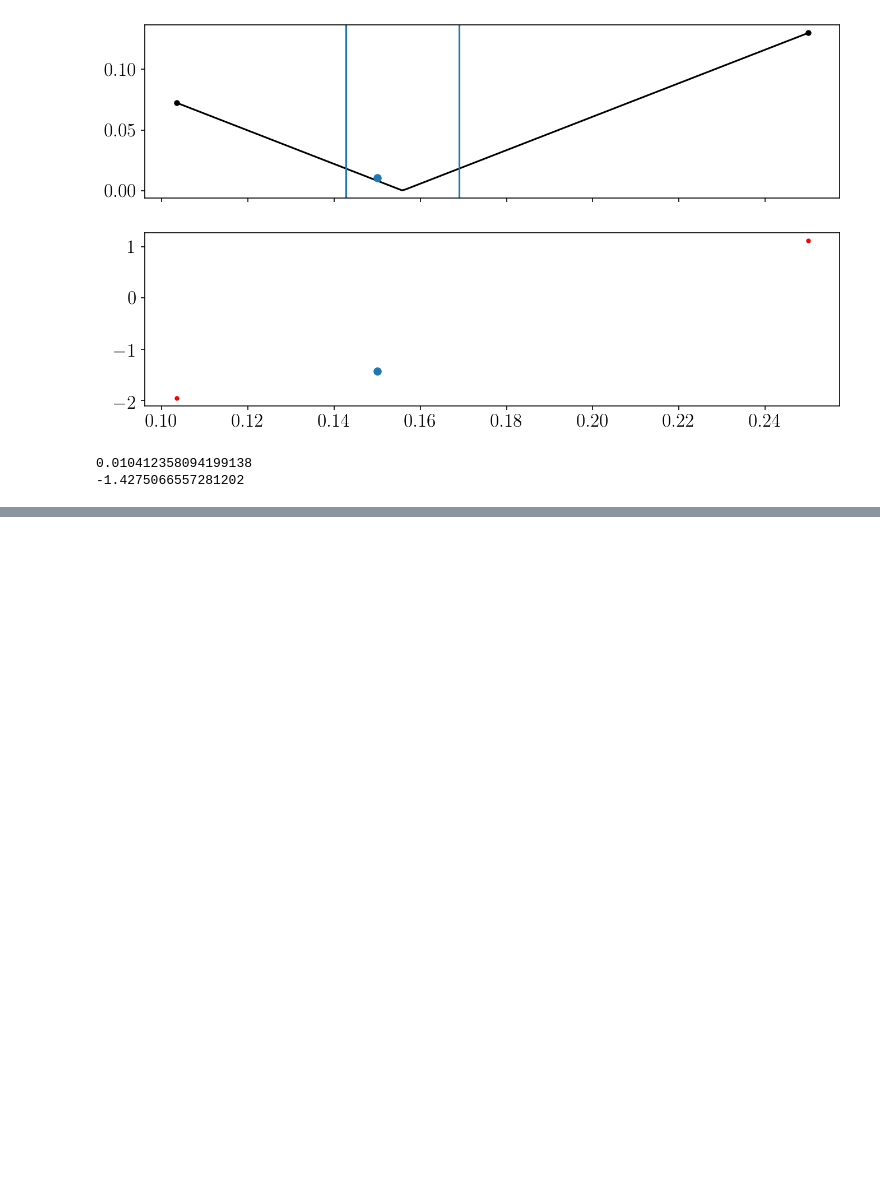
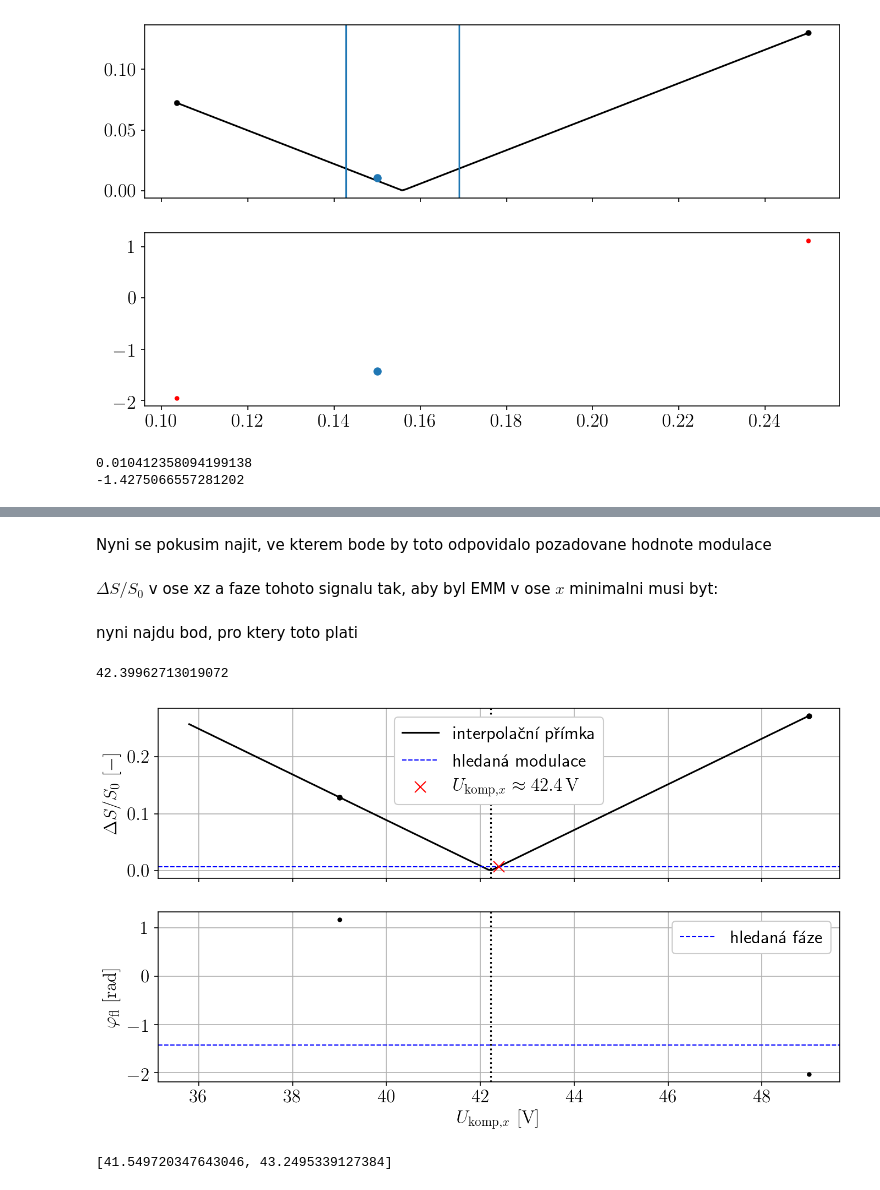
Before and after one commit to dvadlejch/Julia_vypocty_diplomka, a Jupyter notebook: EMM_minim/EMM_min_proces.ipynb, the cells around one changed output, grey strips where cells are left out. Saved outputs shown, nothing was run; the diff lists cells and outputs as text; code cells hidden in the pictures; blank space fills up the shorter version.

Commit message:
minimalizce EMM
popis procesu do diplomky + vymysleni urcitych algoritmu

```diff
--- a/EMM_minim/EMM_min_proces.ipynb
+++ b/EMM_minim/EMM_min_proces.ipynb
@@ -247,0 +382,25 @@ print(fot_phi[9])
+# %% [markdown]
+Nyni se pokusim najit, ve kterem bode by toto odpovidalo pozadovane hodnote modulace
+# %% [markdown]
+$\Delta S/S_0$ v ose xz a faze tohoto signalu tak, aby byl EMM v ose $x$ minimalni musi byt:
+# %%
+gamma = 45/180 * np.pi  # uhel mezi smerem z a svazkem Sxz
+
+DeltaS_S_ratio_xz_teor = DeltaS_S_min_z * np.cos(gamma)
+fot_phi_xz_teor = fot_phi_min_z
+# %% [markdown]
+nyni najdu bod, pro ktery toto plati
+# %%
+U_komp_x_mozne_res = np.array( [(DeltaS_S_ratio_xz_teor - linfit[0])/linfit[1], (-DeltaS_S_ratio_xz_teor - linfit[0])/linfit[1] ] )
+
+sign_of_points_res = np.sign( MM_line(linfit, U_komp_x_mozne_res) )
+sign_of_data_points = np.sign( MM_line(linfit, U_komp_x) )  # zde jsem zjistil, na ktere strane se nachazi hledany bod
+
+# ---- obema moznym resenim priradim komplexni cisla podle toho, na ktere strane od nuly jsou
+# pak spocitam rozdil mezi timto prirazenym uhlem a pozadovanym uhlem a vyberu z moznych reseni nejlepsi schodu
+phase_dif = np.abs( np.angle( sign_of_data_points*sign_of_points_res*np.exp(1j*fot_phi_minim) * np.exp(-1j * fot_phi_xz_teor) ) )
+    # rozdil fazi mezi moznym resenim a pozadovanou fazi
+U_komp_x_res = U_komp_x_mozne_res[ np.argmin(phase_dif) ]
+U_komp_x_res
+# %% [output]
+42.39962713019072
@@ -247,0 +411,48 @@ print(fot_phi[9])
+# %%
+U_komp_x_fit = np.linspace( U_komp_x_res - np.abs(U_komp_x-U_komp_x_res).max(), U_komp_x_res + np.abs(U_komp_x-U_komp_x_res).max(), 200)
+DeltaS_S_fit = MM_line(linfit, U_komp_x_fit)
+# %%
+f, (ax1, ax2) = plt.subplots(2,1, sharex=True, figsize=(sizex/my_dpi, sizey/my_dpi), dpi=my_dpi)
+
+ax1.plot(U_komp_x, np.abs(DeltaS_S_ratio_minim),
+         '.', color='black', markersize=8)
+ax1.plot(U_komp_x_fit, np.abs(DeltaS_S_fit), color='black', label=r'interpolační přímka')
+# ax1.plot(nu_bezcond[9], np.abs(DeltaS_S_ratio[9]),'o' )
+
+ax2.plot(U_komp_x, fot_phi_minim, '.', color='black')
+# ax2.plot(nu_bezcond[9], fot_phi[9], 'o')
+# body v pristim kroku
+# ax1.axvline(min_interv[0])
+# ax1.axvline(min_interv[1])
+
+# kde bychom meli hledat:
+ax1.axhline(DeltaS_S_ratio_xz_teor, label=r'hledaná modulace', linewidth=1, linestyle='--', color='blue')
+ax2.axhline(fot_phi_xz_teor, label=r'hledaná fáze',linewidth=1, linestyle='--',color='blue')
+
+# nalezene reseni + interval pro pristi iteraci
+ax1.plot(U_komp_x_res, np.abs(MM_line(linfit, U_komp_x_res)), 'x',
+         markersize=10, label=r'$U_{{\rm komp, \it x}} \approx {:.1f} \, \rm V$'.format(U_komp_x_res), color='red')
+# ax1.axvline(U_komp_x_interval[0])
+# ax1.axvline(U_komp_x_interval[1])
+
+# vertikalni line u fazi
+ax2.axvline(-linfit[0]/linfit[1], linestyle='dotted', color='black')
+ax1.axvline(-linfit[0]/linfit[1], linestyle='dotted', color='black')
+# popisky
+
+ax2.set_xlabel(r"$ U_{\rm komp, \it x} \, \, \rm [V]$")
+ax1.set_ylabel(r"$ \Delta S / S_0 \, \, \rm [-]$")
+ax2.set_ylabel(r"$ \varphi_{\rm fl} \, \, \rm [rad]$")
+
+ax1.legend(framealpha=1)
+ax2.legend(framealpha=1)
+ax1.grid()
+ax2.grid()
+
+#plt.savefig("/home/dan/diplomka_winfiles/Julia_vypocty_diplomka/julia_plots/xz_EMM_minim_proces.svg", bbox_inches="tight")
+# %% [output]
+[figure, added]
+# %%
+U_komp_x_interval
+# %% [output]
+[41.549720347643046, 43.2495339127384]
```
Also changed, not shown: parts of 18 cells of this notebook, 2 other files.
